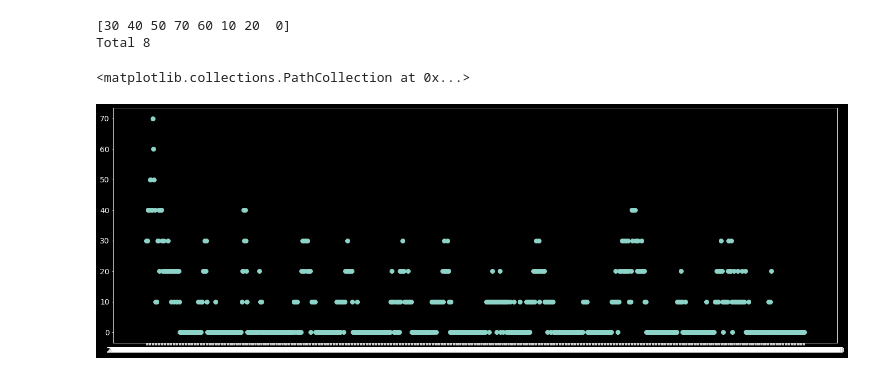
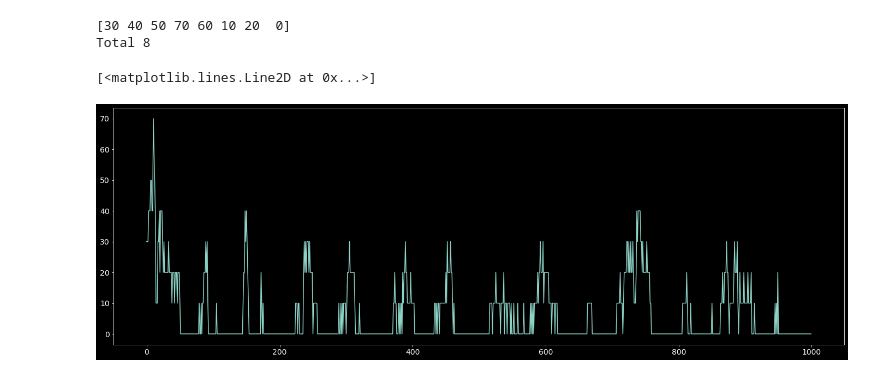
Before and after one commit to ashok2216-A/Energy_EDA, a Jupyter notebook: Energy_EDA.ipynb, the cells around one changed output. Drawn from its saved outputs; the diff is of its cells as text; code cells hidden in the pictures.

```diff
--- a/Energy_EDA.ipynb
+++ b/Energy_EDA.ipynb
@@ -197,7 +197,7 @@ print('Total',len(edf['lights'].unique()))
 [30 40 50 70 60 10 20  0]
 Total 8
 # %%
-plt.scatter(edf['date'].iloc[:1000], edf['lights'].iloc[:1000])
+plt.plot(edf['lights'].iloc[:1000])
 # %% [output]
-<matplotlib.collections.PathCollection at 0x...>
+[<matplotlib.lines.Line2D at 0x...>]
-[figure, old version]
+[figure, new version]
```
